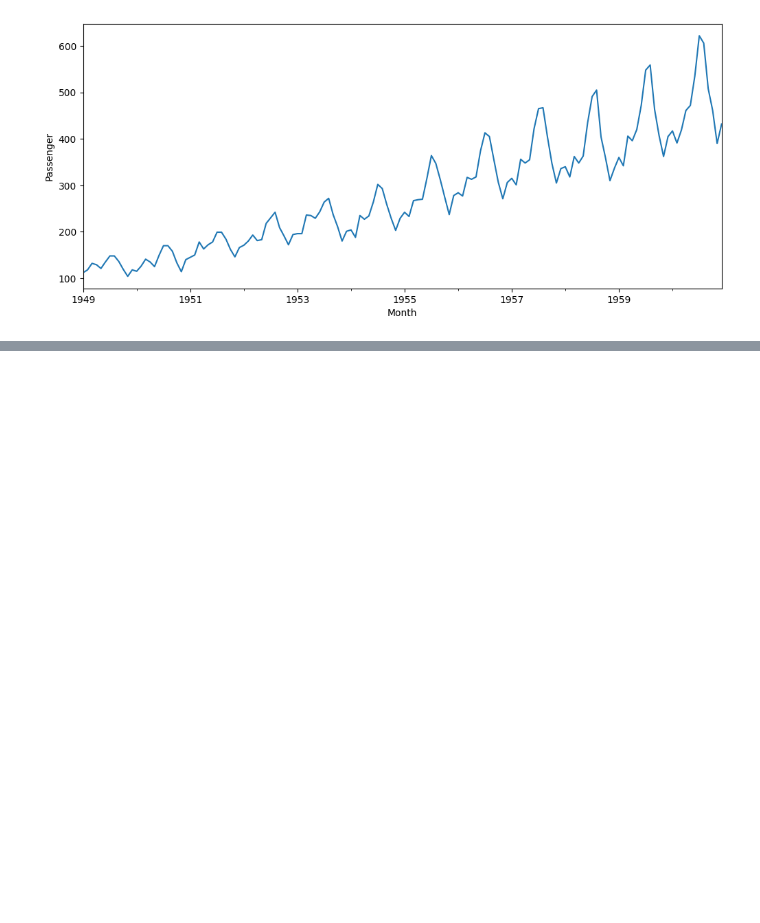
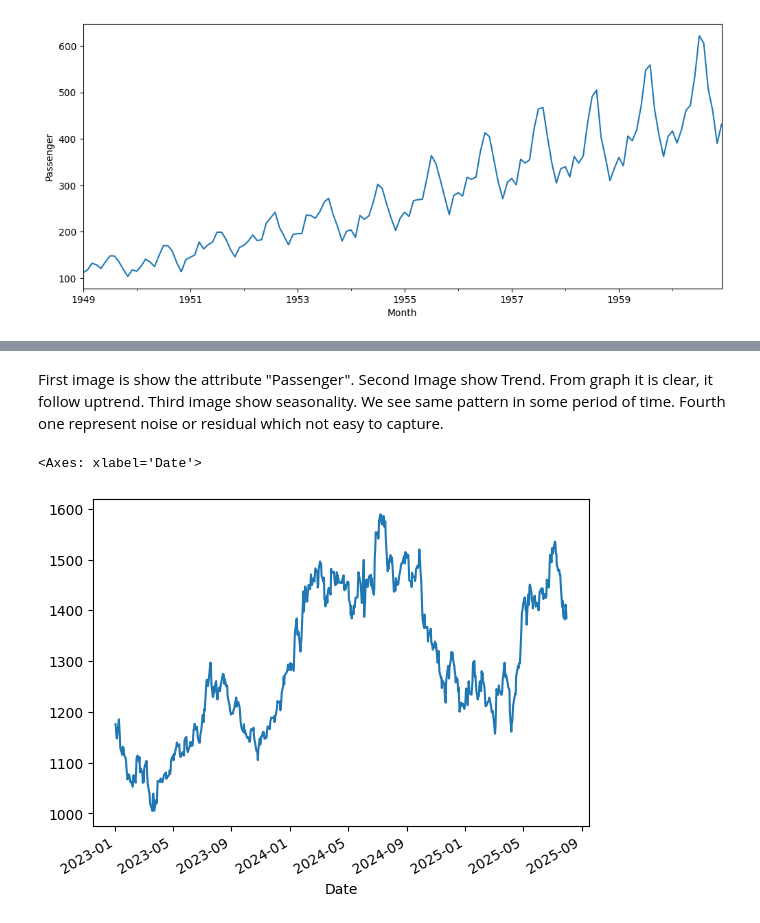
Before and after one commit to shiwani22f1001948-ops/Time_Series_analysis, a Jupyter notebook: classical_decop.ipynb, the cells around one changed output, grey strips where cells are left out. Cells and saved outputs as stored; diff of their text form; code cells hidden in the pictures; blank space fills up the shorter version.

```diff
--- a/classical_decop.ipynb
+++ b/classical_decop.ipynb
@@ -90,0 +149,10 @@ stock_data
+# %% [markdown]
+First image is show the attribute "Passenger".
+Second Image show Trend. From graph it is clear, it follow uptrend.
+Third image show seasonality. We see same pattern in some period of time.
+Fourth one represent noise or residual which not easy to capture.
+# %%
+stock_data["Close"].plot()
+# %% [output]
+<Axes: xlabel='Date'>
+[figure, added]
```
Also changed, not shown: parts of 20 cells of this notebook, 2 other files.
